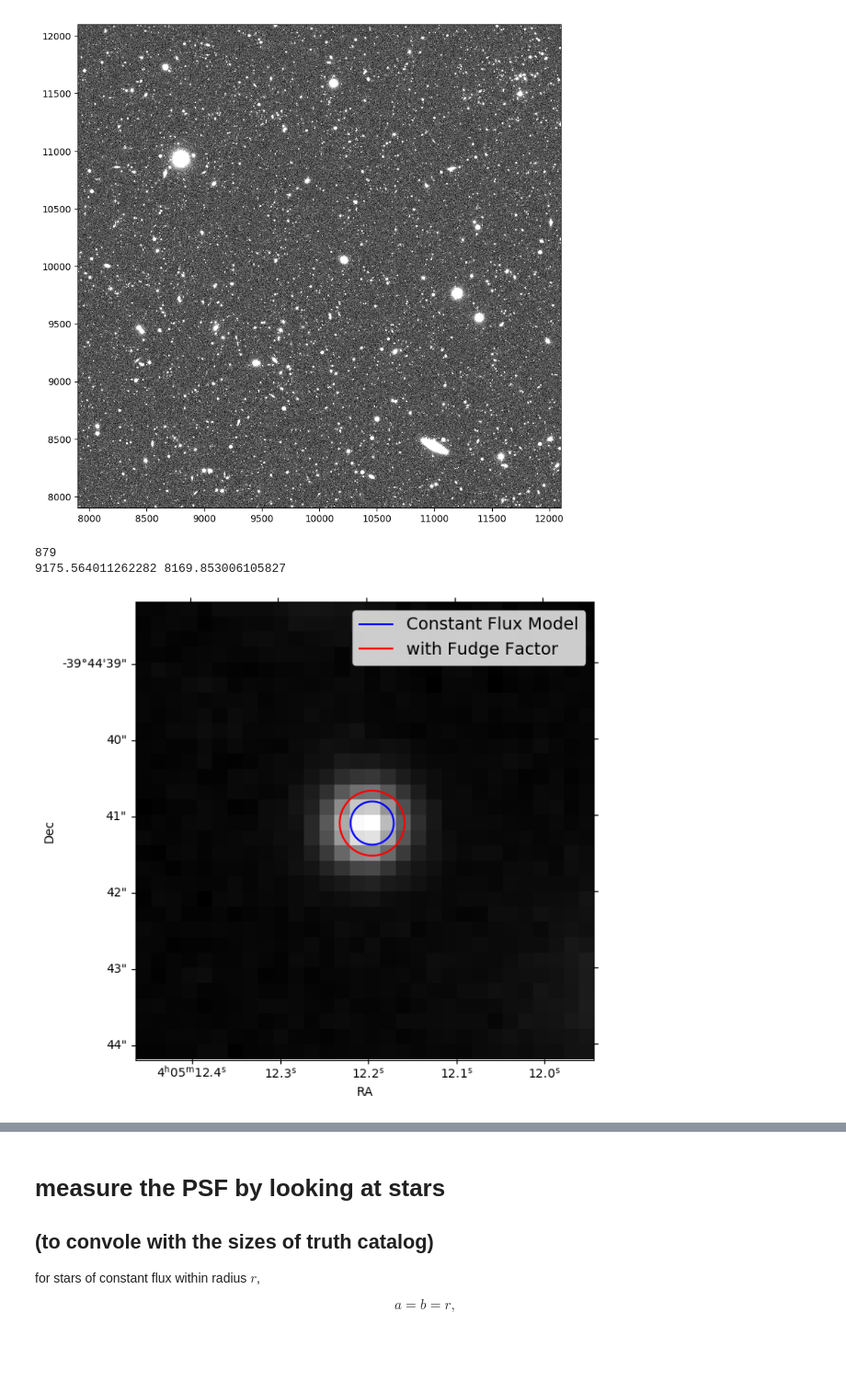
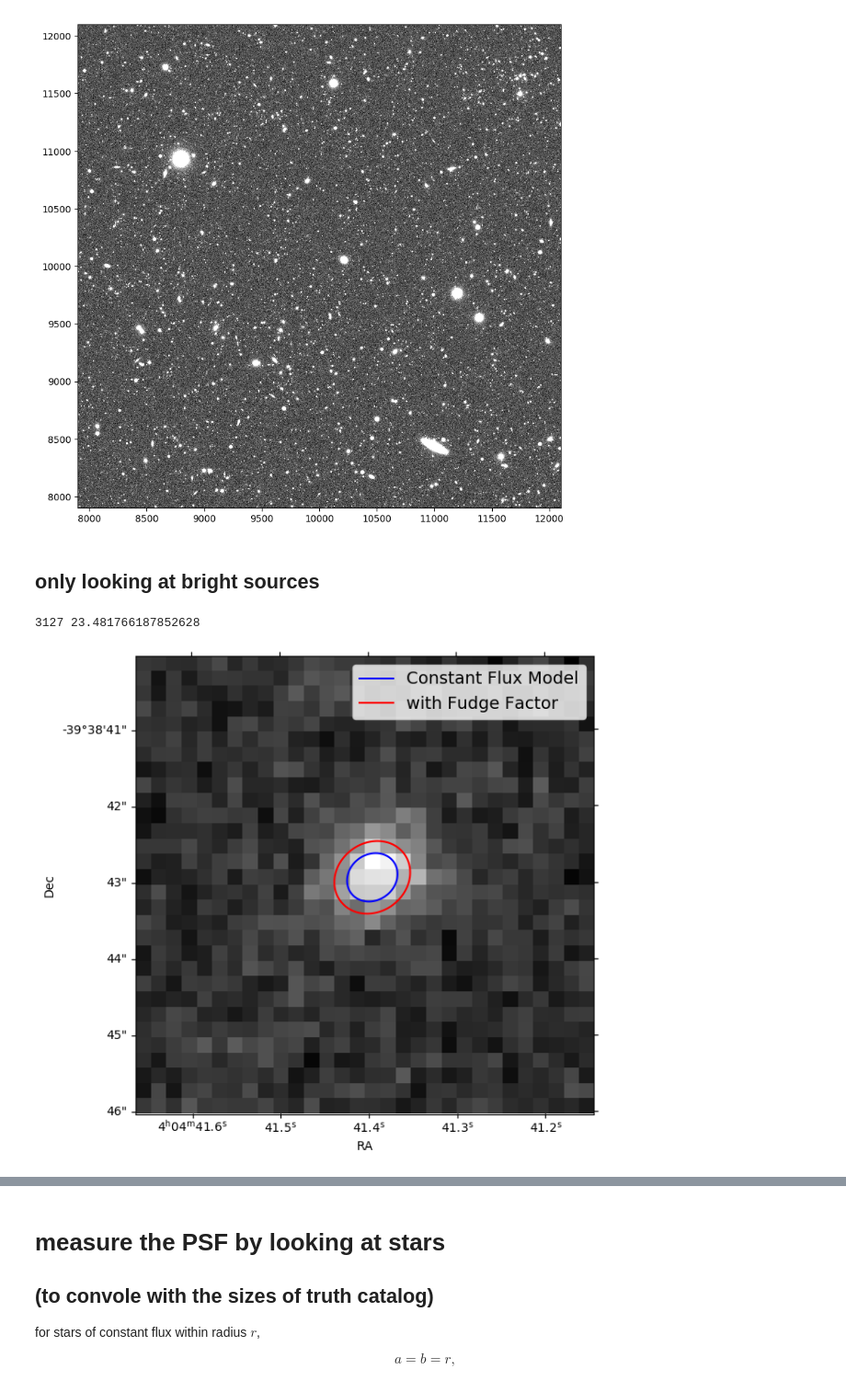
Before and after one commit to LSSTDESC/Cluster_Blending, a Jupyter notebook: match_ellipse_dc2.ipynb, the cells around one changed output, grey strips where cells are left out. Shown at 92% size. Cells and saved outputs as stored; diff of their text form; code cells hidden in the pictures; blank space fills up the shorter version.

```diff
--- a/match_ellipse_dc2.ipynb
+++ b/match_ellipse_dc2.ipynb
@@ -515,27 +454,34 @@ display.scale("linear", "zscale")
 display.mtv(full_patch.getMaskedImage().getImage())
 # %% [output]
 [figure]
+# %% [markdown]
+## only looking at bright sources
+# %%
+pat = '2,2'
+obj_patch = obj[ (obj['patch'] == pat) & (obj['mag_i_cModel']<24.5) ]
+
+N = len(obj_patch)
+
+x0 = obj_patch['x']
+y0 = obj_patch['y']
+
+a = obj_patch['a_obj']
+b = obj_patch['b_obj']
+theta = obj_patch['theta_obj']
+
+fudge = 1.5
 # %%
-N = len(obj_patch)
 
 cutout_size = 30  # 300 pixels -> about 1 arcmin; use even-number size!!
 cutout_extent = lsst.geom.ExtentI(cutout_size, cutout_size)
 
-Ixx = obj_patch['Ixx_pixel']
-Iyy = obj_patch['Iyy_pixel']
-Ixy = obj_patch['Ixy_pixel']
-
-fudge = 1.5**4
-
 for i in np.random.randint(0, high=N, size=1):
-#for i in [135, 558, 1294, 1476, 1845, 1858, 1875, 1881, 2008, 505, 558]:
+#for i in [2061, 558, 1294, 1476, 1845, 1858, 1875, 1881, 2008, 505, 558]:
 #for i in [345]:
 
-    print(i)
+    print(i, obj_patch['mag_i_cModel'][i])
     radec = lsst.geom.SpherePoint(obj_patch["ra"][i], obj_patch["dec"][i], lsst.geom.degrees)
     center = skymap.findTract(radec).getWcs().skyToPixel(radec)
-
-    print(center.x, center.y)
 
     if np.floor(center.x) - np.round(center.x) == 0:
         pix_center_x = center.x
@@ -554,47 +500,37 @@ for i in np.random.randint(0, high=N, size=1):
 
     off = lsst.geom.Extent2D(-(pix_center_x - cutout_size*0.5), -(pix_center_y - cutout_size*0.5))
     wcs_new = wcs.copyAtShiftedPixelOrigin(off)
     wcs_fits_meta = wcs_new.getFitsMetadata()
 
     image_arr = cutout.getMaskedImage().getImage().array
     #center_new = wcs_new.skyToPixel(radec)
 
     fig, ax = plt.subplots(subplot_kw={'projection': WCS(wcs_fits_meta)}, figsize=(7, 7), dpi=100)
 
     #vmin, vmax = ZScaleInterval().get_limits(image_arr)
     vmin, vmax = image_arr.min(), image_arr.max()
 
     ax.imshow(image_arr, vmin=vmin, vmax=vmax, cmap='binary_r', origin='lower')
 
-    rough_size = 2*np.sqrt( obj_patch['pi_ab'][i] )
+    rough_size = 4*np.sqrt( a[i]*b[i] )
 
-    x = np.linspace(cutout_size/2-2*rough_size, cutout_size/2+2*rough_size, 100)
-    y = np.linspace(cutout_size/2-2*rough_size, cutout_size/2+2*rough_size, 100)
-    x, y = np.meshgrid(x,y)
+    params = ab2AB(a[i], b[i], theta[i], cutout_size/2, cutout_size/2)
+    plot_shape( cutout_size/2, cutout_size/2, rough_size, params, c='b', ls='-', ax=ax)
 
-    params = moments2AB(Ixx[i], Iyy[i], Ixy[i], cutout_size/2, cutout_size/2)
-    z = ellipse_equation(x, y, params)
-
-    params = moments2AB(fudge*Ixx[i], fudge*Iyy[i], fudge*Ixy[i], cutout_size/2, cutout_size/2)
-    ze = ellipse_equation(x, y, params)
-
-    ax.contour(x, y, z, [0], zorder=10, colors='blue')    ## constan-flux-model size
-    ax.contour(x, y, ze, [0], zorder=10, colors='red')    ## fudged size
+    params = ab2AB(fudge*a[i], fudge*b[i], theta[i], cutout_size/2, cutout_size/2)
+    plot_shape( cutout_size/2, cutout_size/2, rough_size, params, c='r', ls='-', ax=ax)
 
     ax.plot([], [], 'b', label='Constant Flux Model')
     ax.plot([], [], 'r', label='with Fudge Factor')
 
-    #ax.scatter(cutout_size/2, cutout_size/2, s=10, label='Image Center +1')
-    #ax.scatter(center_new[0], center_new[1], s=10, label='Image Center From Sky')
 
     ax.set_xlabel("RA")
     ax.set_ylabel("Dec")
 
     ax.legend(prop={'size':14})
 
     #plt.savefig(f'./obj/{i}.jpeg')
     #plt.cla()
 # %% [output]
-879
-9175.564011262282 8169.853006105827
+3127 23.481766187852628
-[figure, old version]
+[figure, new version]
```
Also changed, not shown: parts of 86 cells of this notebook.
